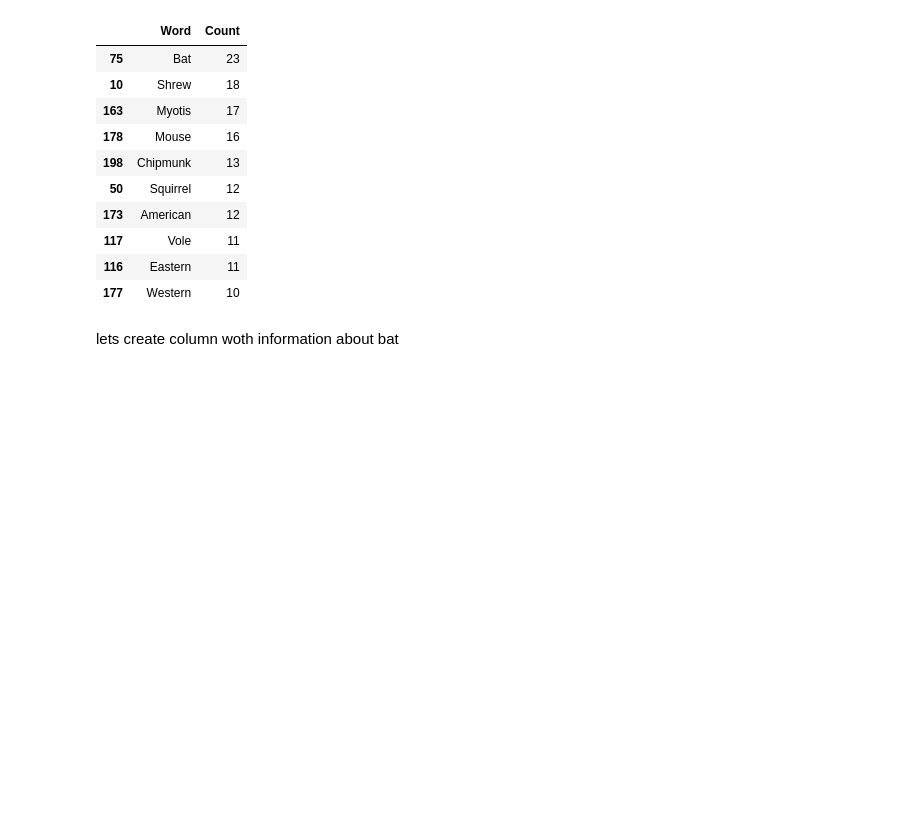
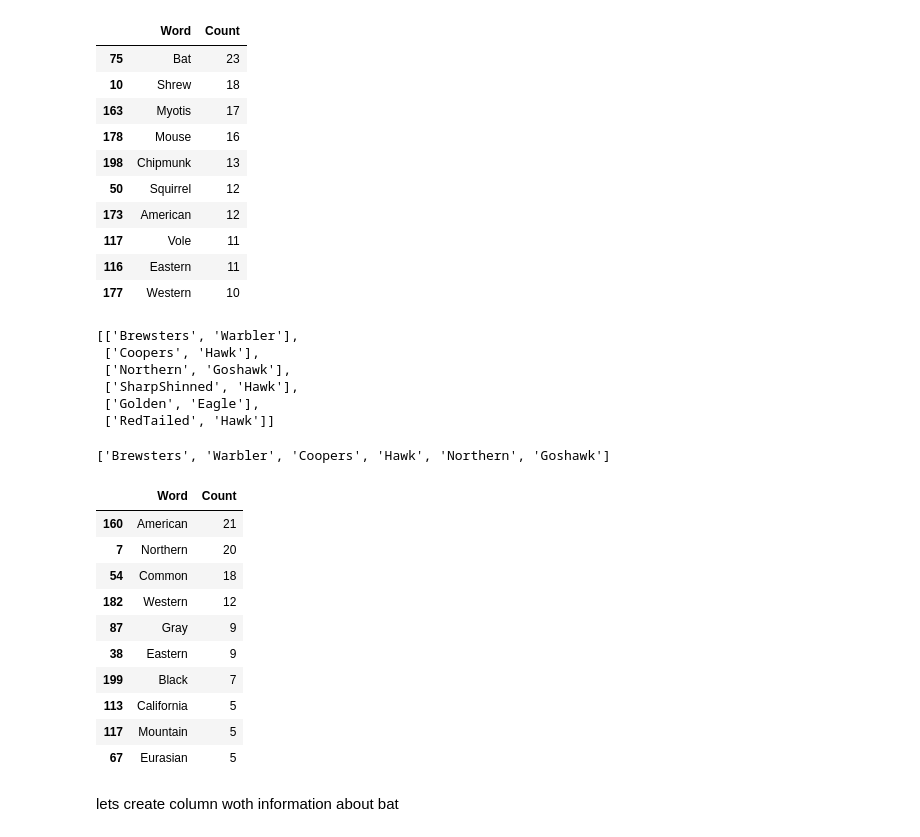
Before and after one commit to buga-man/data_science, a Jupyter notebook: biodiversity/biodiversity.ipynb, the cells around one changed output. Drawn from its saved outputs; the diff is of its cells as text; code cells hidden in the pictures; blank space fills up the shorter version.

```diff
--- a/biodiversity/biodiversity.ipynb
+++ b/biodiversity/biodiversity.ipynb
@@ -403,6 +403,51 @@ pd.DataFrame(set(words_counted), columns =['Word', 'Count']).sort_values("Count"
 | 117 | Vole | 11 |
 | 116 | Eastern | 11 |
 | 177 | Western | 10 |
+# %%
+common_Names_birds = species[species.category == "Bird"]\
+    .common_names\
+    .apply(remove_punctuations)\
+    .str.split().tolist()
+# %%
+cleanRows_birds = []
+
+for item in common_Names_birds:
+    item = list(dict.fromkeys(item))
+    cleanRows_birds.append(item)
+
+cleanRows_birds[:6]
+# %% [output]
+[['Brewsters', 'Warbler'],
+ ['Coopers', 'Hawk'],
+ ['Northern', 'Goshawk'],
+ ['SharpShinned', 'Hawk'],
+ ['Golden', 'Eagle'],
+ ['RedTailed', 'Hawk']]
+# %%
+res_birds = list(chain.from_iterable(i if isinstance(i, list) else [i] for i in cleanRows_birds))
+res_birds[:6]
+# %% [output]
+['Brewsters', 'Warbler', 'Coopers', 'Hawk', 'Northern', 'Goshawk']
+# %%
+words_counted_birds = []
+
+for i in res:
+    x = res_birds.count(i)
+    words_counted_birds.append((i,x))
+
+pd.DataFrame(set(words_counted_birds), columns =['Word', 'Count']).sort_values("Count", ascending = False).head(10)
+# %% [output]
+|  | Word | Count |
+| 160 | American | 21 |
+| 7 | Northern | 20 |
+| 54 | Common | 18 |
+| 182 | Western | 12 |
+| 87 | Gray | 9 |
+| 38 | Eastern | 9 |
+| 199 | Black | 7 |
+| 113 | California | 5 |
+| 117 | Mountain | 5 |
+| 67 | Eurasian | 5 |
 # %% [markdown]
 lets create column woth information about bat
 # %%
```
Also changed, not shown: parts of 9 cells of this notebook.
